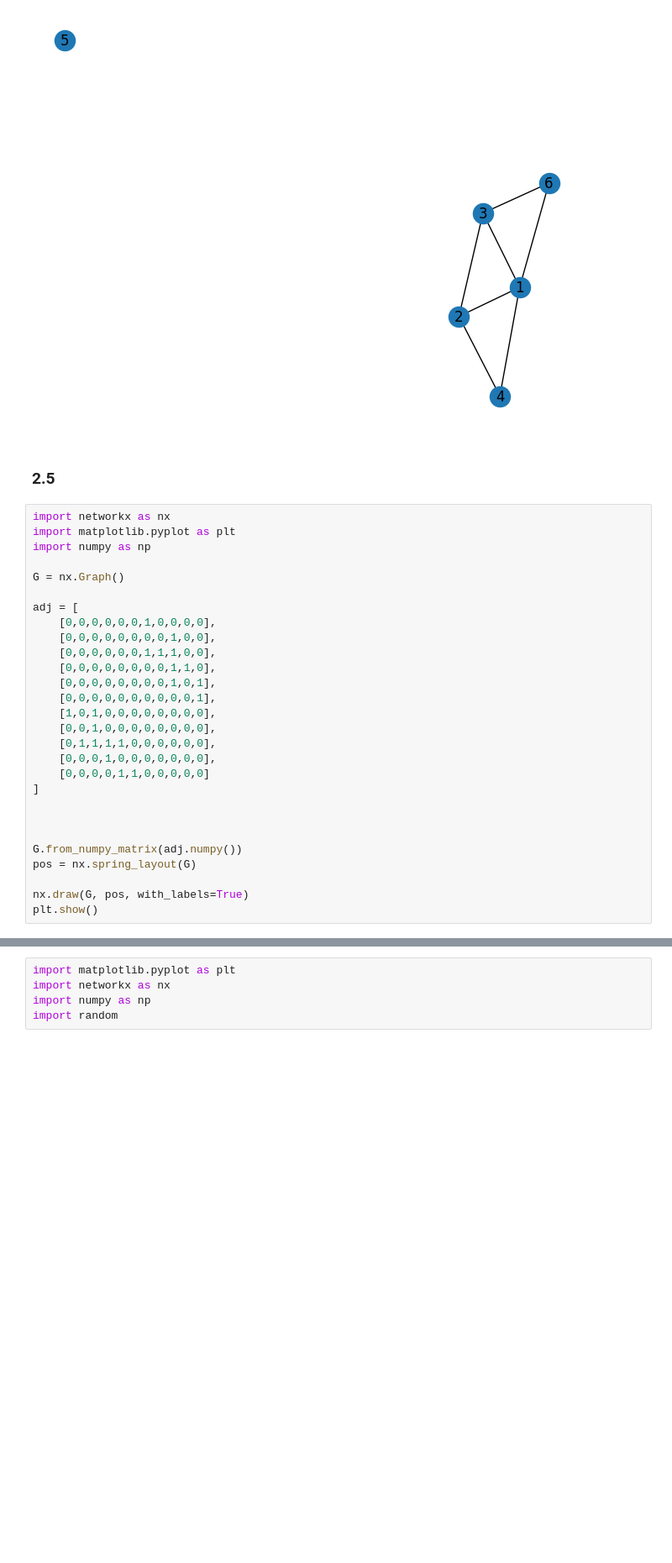
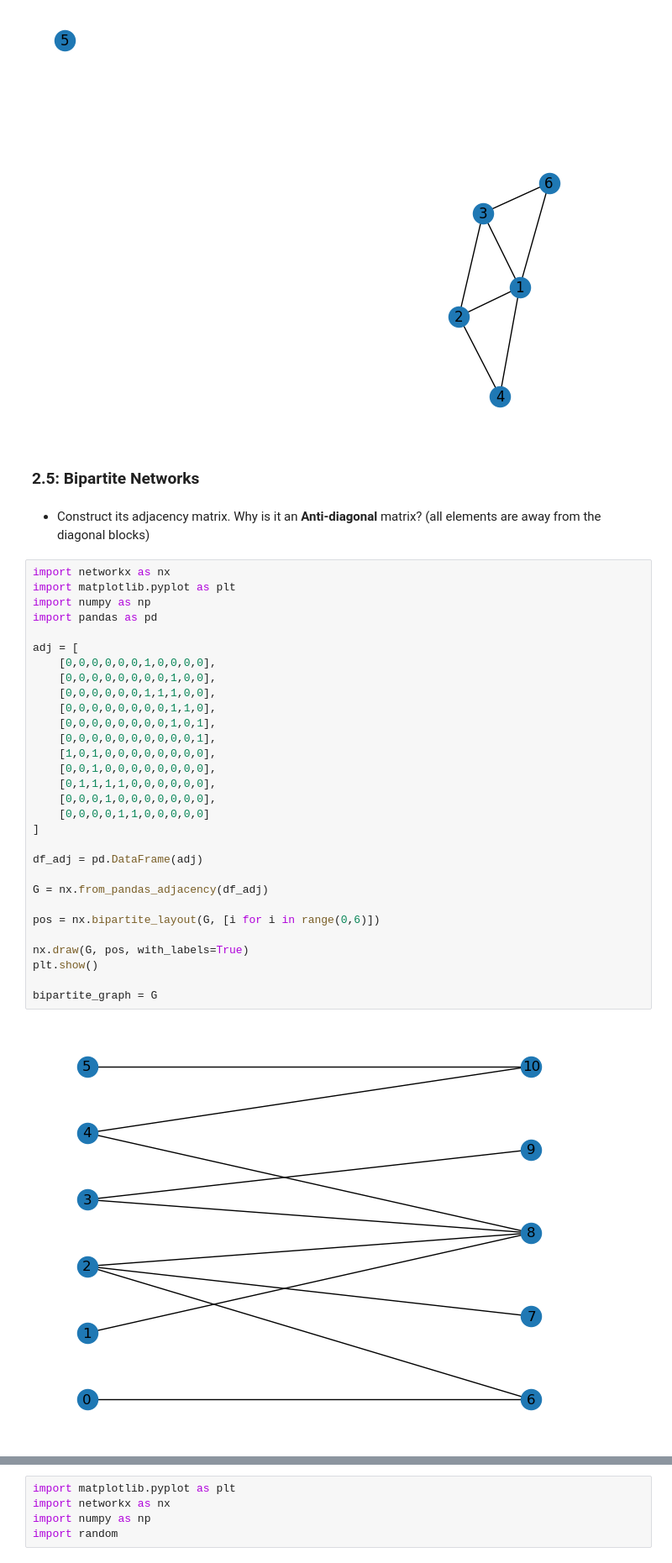
Before and after one commit to jereml99/socialgraphs2023, a Jupyter notebook: lectures/Week2.ipynb, the cells around one changed output, grey strips where cells are left out. Shown at 84% size. Cells and saved outputs as stored; diff of their text form; blank space fills up the shorter version.

```diff
--- a/lectures/Week2.ipynb
+++ b/lectures/Week2.ipynb
@@ -179,32 +179,38 @@ plt.show()
 # %% [output]
 [figure]
 # %% [markdown]
-### 2.5
+### 2.5: Bipartite Networks
+# %% [markdown]
+* Construct its adjacency matrix. Why is it an **Anti-diagonal** matrix? (all elements are away from the diagonal blocks)
 # %%
 import networkx as nx
 import matplotlib.pyplot as plt
 import numpy as np
-
-G = nx.Graph()
+import pandas as pd
 
 adj = [
     [0,0,0,0,0,0,1,0,0,0,0],
     [0,0,0,0,0,0,0,0,1,0,0],
     [0,0,0,0,0,0,1,1,1,0,0],
     [0,0,0,0,0,0,0,0,1,1,0],
     [0,0,0,0,0,0,0,0,1,0,1],
     [0,0,0,0,0,0,0,0,0,0,1],
     [1,0,1,0,0,0,0,0,0,0,0],
     [0,0,1,0,0,0,0,0,0,0,0],
     [0,1,1,1,1,0,0,0,0,0,0],
     [0,0,0,1,0,0,0,0,0,0,0],
     [0,0,0,0,1,1,0,0,0,0,0]
 ]
 
+df_adj = pd.DataFrame(adj)
 
+G = nx.from_pandas_adjacency(df_adj)
 
-G.from_numpy_matrix(adj.numpy())
-pos = nx.spring_layout(G)
+pos = nx.bipartite_layout(G, [i for i in range(0,6)])
 
 nx.draw(G, pos, with_labels=True)
 plt.show()
+
+bipartite_graph = G
+# %% [output]
+[figure, added]
```
Also changed, not shown: parts of 8 cells of this notebook.
